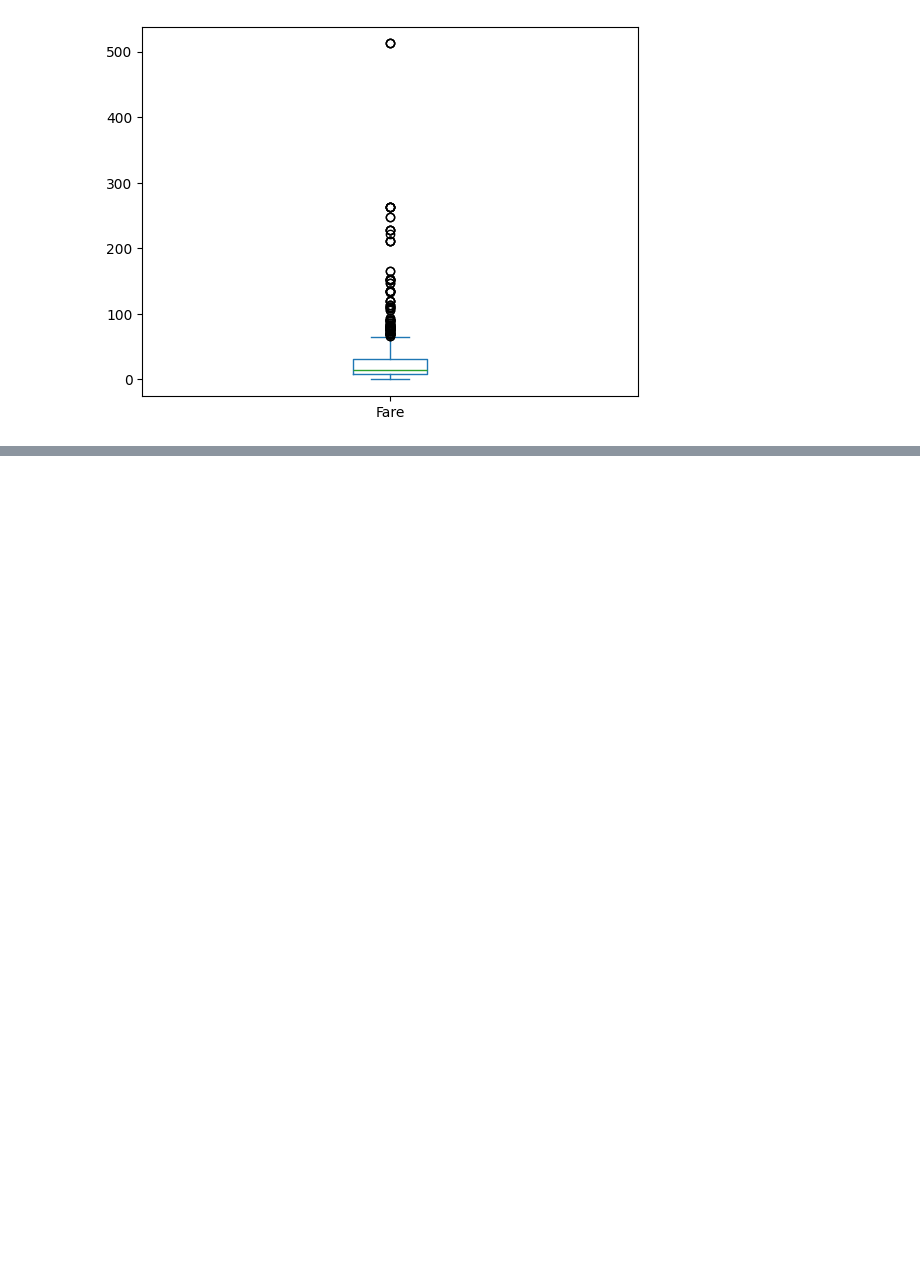
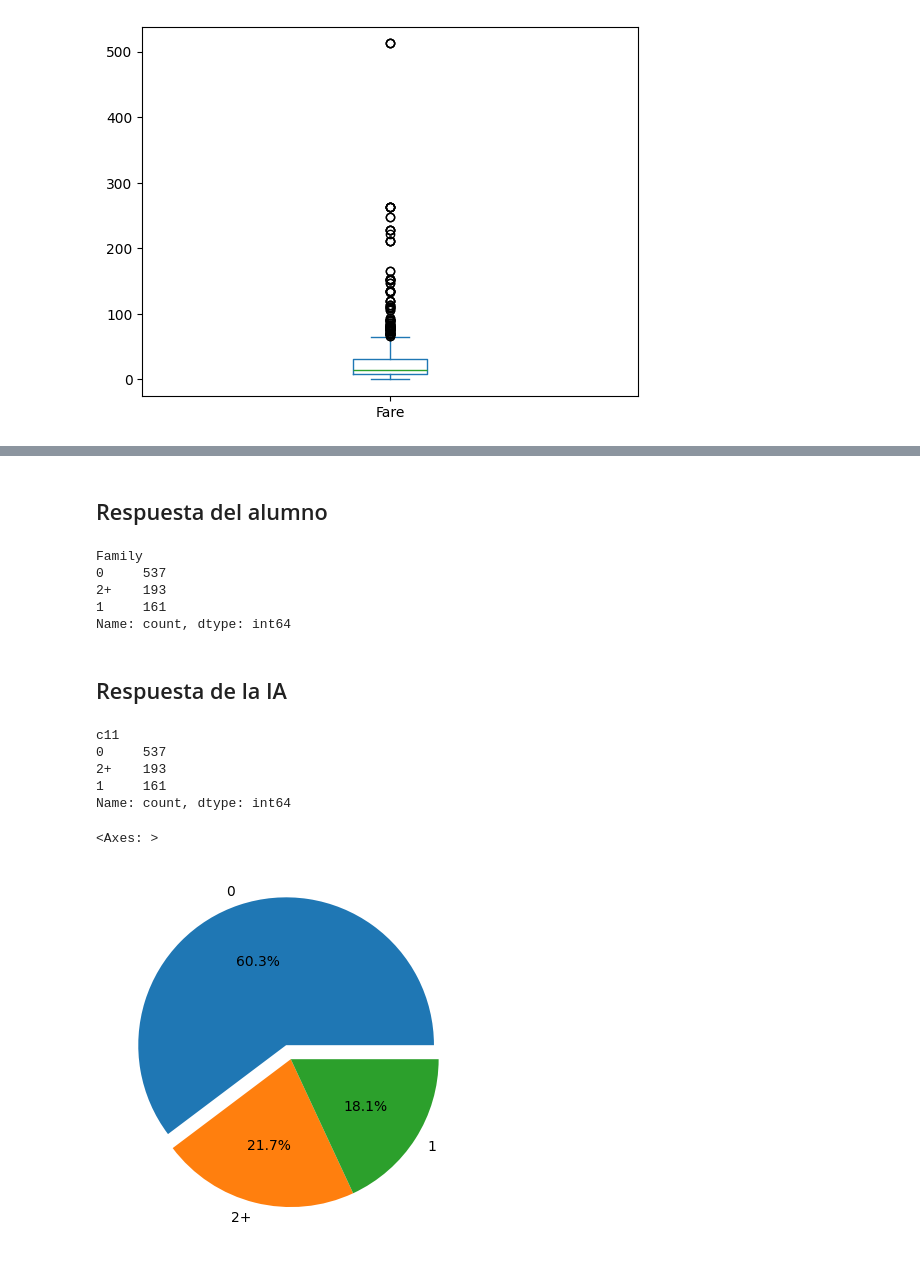
Before and after one commit to JoseLuisAA/p101-ml-cic-ipn, a Jupyter notebook: p201.ipynb, the cells around one changed output, grey strips where cells are left out. Drawn from its saved outputs; the diff is of its cells as text; code cells hidden in the pictures; blank space fills up the shorter version.

```diff
--- a/p201.ipynb
+++ b/p201.ipynb
@@ -145,0 +305,45 @@ c7.plot.box()
+# %% [markdown]
+## Respuesta del alumno
+# %%
+titanic['Family'] = c6 + c5
+
+def familia(x):
+    if x <= 0:
+        return '0'
+    elif x == 1:
+        return '1'
+    elif x >= 2:
+        return '2+'
+
+c11 = titanic['Family'].apply(familia)
+c11.value_counts(dropna=False)
+# %% [output]
+Family
+0     537
+2+    193
+1     161
+Name: count, dtype: int64
+# %% [markdown]
+## Respuesta de la IA
+# %%
+titanic['family_size'] = titanic['SibSp'] + titanic['Parch']
+
+# Definimos los límites:
+# -1 a 0 -> '0'
+# 0 a 1  -> '1'
+# 1 a 100 -> '2+'
+titanic['c11'] = pd.cut(titanic['family_size'],
+                   bins=[-1, 0, 1, 100],
+                   labels=['0', '1', '2+'])
+titanic['c11'].value_counts(dropna=False)
+# %% [output]
+c11
+0     537
+2+    193
+1     161
+Name: count, dtype: int64
+# %%
+c11.value_counts().plot.pie(autopct="%.1f%%", explode=[0.1, 0, 0])
+# %% [output]
+<Axes: >
+[figure, added]
```
Also changed, not shown: parts of 59 cells of this notebook.
